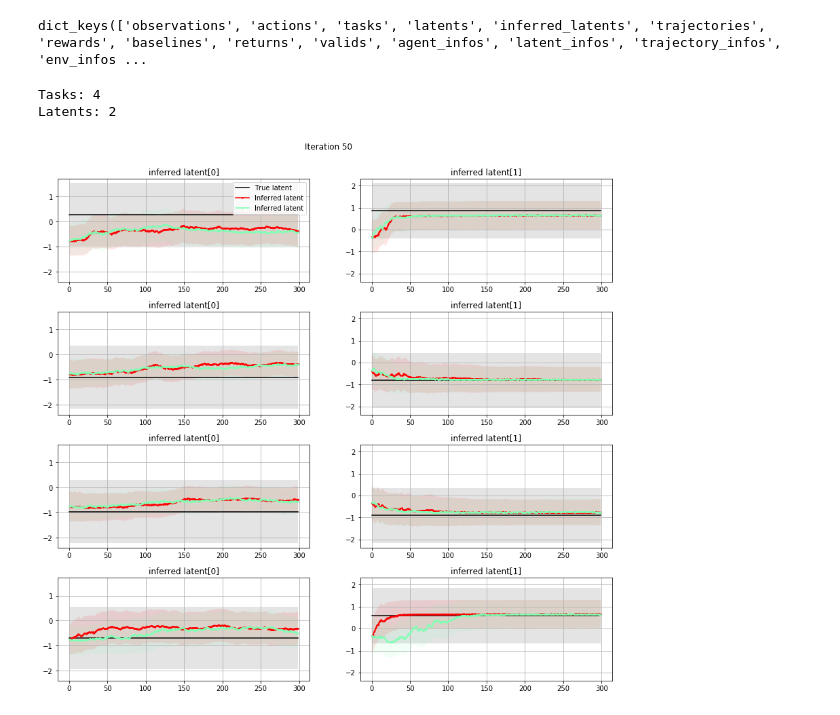
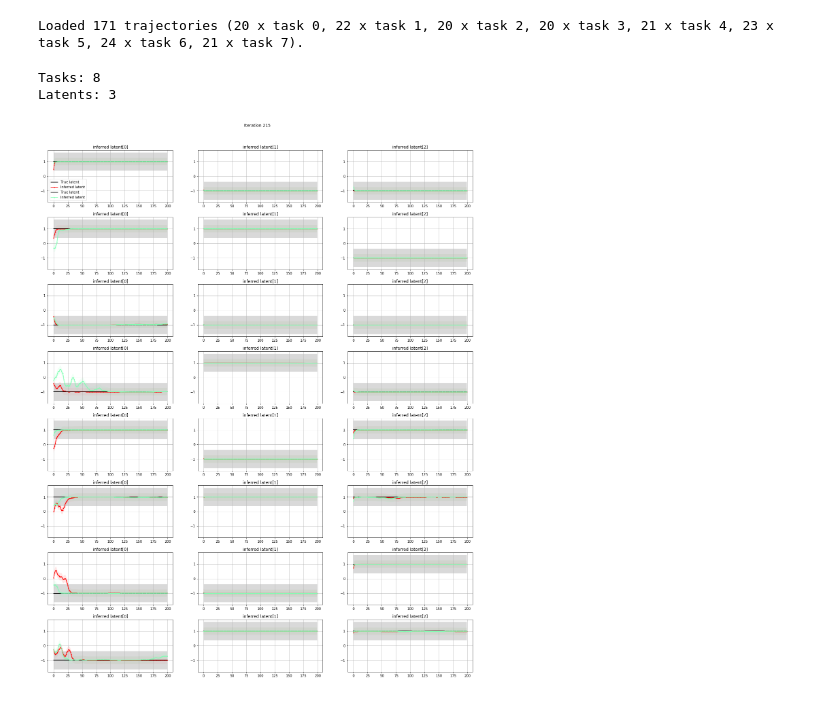
Before and after one commit to ryanjulian/embed2learn, a Jupyter notebook: notebooks/analyze_inference_net.ipynb, the cells around one changed output. Drawn from its saved outputs; the diff is of its cells as text; code cells hidden in the pictures.

Commit message:
Better inference net plots, embeddings support mean scaling

```diff
--- a/notebooks/analyze_inference_net.ipynb
+++ b/notebooks/analyze_inference_net.ipynb
@@ -1,17 +1,30 @@
 # %%
 import pickle
 import os
+import copy
 
-itr = 50
-samples_folder = "ppo-point-embed-makeplots/ppo_point_embed_makeplots_2018_08_21_10_16_18_0001"
+itr = 215
+# samples_folder = "ppo-point-embed-tanh/ppo_point_embed_tanh_2018_08_21_19_27_48_0001"
+samples_folder = "ppo-point-embed-makeplots/ppo_point_embed_makeplots_2018_08_21_19_59_46_0001"
+samples_folder = "sawyer-reach-embed-tanh/sawyer_reach_embed_tanh_2018_08_21_19_31_34_0001"
 
 samples_file = "samples_%i.pkl" % itr
 data_dir = os.path.join(os.getcwd(), "../../../data/local")
 with open(os.path.join(data_dir, samples_folder, samples_file), "rb") as fin:
     samples = pickle.load(fin)
 samples.keys()
+ntasks = samples["tasks"][0].shape[1]
+tasks = {}
+for i in range(len(samples["tasks"])):
+    task = np.argmax(samples["tasks"][i][0])
+    if not task in tasks:
+        tasks[task] = [i]
+    else:
+        tasks[task].append(i)
+task_nums = ", ".join("%i x task %i" % (len(tasks[task]), task) for task in range(ntasks))
+print('Loaded %i trajectories (%s).' % (len(samples["tasks"]), task_nums))
 # %% [output]
-dict_keys(['observations', 'actions', 'tasks', 'latents', 'inferred_latents', 'trajectories', 'rewards', 'baselines', 'returns', 'valids', 'agent_infos', 'latent_infos', 'trajectory_infos', 'env_infos ...
+Loaded 171 trajectories (20 x task 0, 22 x task 1, 20 x task 2, 20 x task 3, 21 x task 4, 23 x task 5, 24 x task 6, 21 x task 7).
 # %%
 import matplotlib
 import matplotlib.pyplot as plt
@@ -30,57 +43,51 @@ fig.suptitle(title)
 infer_axes = []
 colormap = lambda x: matplotlib.cm.get_cmap("rainbow")(1. - x)
 
 gs0 = gridspec.GridSpec(ntasks, 1)
 for task in range(ntasks):
-#     print("Task:", samples["tasks"][task][0])
     gs00 = gridspec.GridSpecFromSubplotSpec(1, nlatents,
                                             subplot_spec=gs0[task])
-#     print(samples["latent_infos"].keys())
-#     print(samples["latent_infos"]["mean"][task])
-    embedding_mean = samples["latent_infos"]["mean"][task][0]
-    embedding_std = np.exp(samples["latent_infos"]["log_std"][task][0])
-    path_length = samples["latent_infos"]["mean"][task].shape[0]
+    path_length = samples["latent_infos"]["mean"][tasks[task][0]].shape[0]
+    xs = np.arange(0, path_length)
     for li in range(nlatents):
         infer_ax = plt.Subplot(fig, gs00[li])
         infer_ax.set_title("inferred latent[%i]" % li)
         infer_ax.grid()
         if task > 0:
             infer_ax.get_shared_x_axes().join(infer_ax, infer_axes[li])
             infer_ax.get_shared_y_axes().join(infer_ax, infer_axes[li])
+        for i in range(nrollouts):
+            embedding_mean = samples["latent_infos"]["mean"][tasks[task][i]][0]
+            embedding_std = np.exp(samples["latent_infos"]["log_std"][tasks[task][i]][0])
+            true_mu, true_sigma = embedding_mean[li], embedding_std[li]
+            infer_ax.fill_between(xs,
+                                  np.ones_like(xs) * (true_mu + 2.5 * true_sigma),
+                                  np.ones_like(xs) * (true_mu - 2.5 * true_sigma),
+                                  facecolor="lightgrey",
+                                  alpha=.6,
+                                  zorder=1)
+            infer_ax.plot(xs, np.ones_like(xs) * true_mu, color="black", zorder=2, label="True latent")
 
-        true_mu, true_sigma = embedding_mean[li], embedding_std[li]
-        xs = np.arange(0, path_length)
-        infer_ax.fill_between(xs,
-                              np.ones_like(xs) * (true_mu + 2.5 * true_sigma),
-                              np.ones_like(xs) * (true_mu - 2.5 * true_sigma),
-                              facecolor="lightgrey",
-                              alpha=.6,
-                              zorder=1)
-        infer_ax.plot(xs, np.ones_like(xs) * true_mu, color="black", zorder=2, label="True latent")
-
-        for i in range(nrollouts):
-            mus = samples["trajectory_infos"]["mean"][task + i*ntasks][:, li]
-            sigmas = np.exp(samples["trajectory_infos"]["log_std"][task + i*ntasks][:, li])
+            mus = samples["trajectory_infos"]["mean"][tasks[task][i]][:, li]
+            sigmas = np.exp(samples["trajectory_infos"]["log_std"][tasks[task][i]][:, li])
             infer_ax.fill_between(xs,
                                   mus + sigmas,
                                   mus - sigmas,
                                   facecolor=colormap(i * 1. / nrollouts),
                                   alpha=.1,
                                   zorder=1)
             infer_ax.plot(xs, mus, color=colormap(i * 1. / nrollouts), marker='o', markersize=1.5, zorder=2,
                          label="Inferred latent")
-            # if i > 3:
-            #     break
         if task == 0 and li == 0:
             infer_ax.legend()
         infer_axes.append(infer_ax)
         fig.add_subplot(infer_ax)
 fig.tight_layout(rect=[0, 0.03, 1, 0.95])
 fig.savefig("inference_net_%i.png" % itr)
 # %% [output]
-Tasks: 4
-Latents: 2
+Tasks: 8
+Latents: 3
-[figure, old version]
+[figure, new version]
 # %%
 import matplotlib
 import matplotlib.pyplot as plt
```
Also changed, not shown: parts of 1 cell of this notebook, 1 other file.
